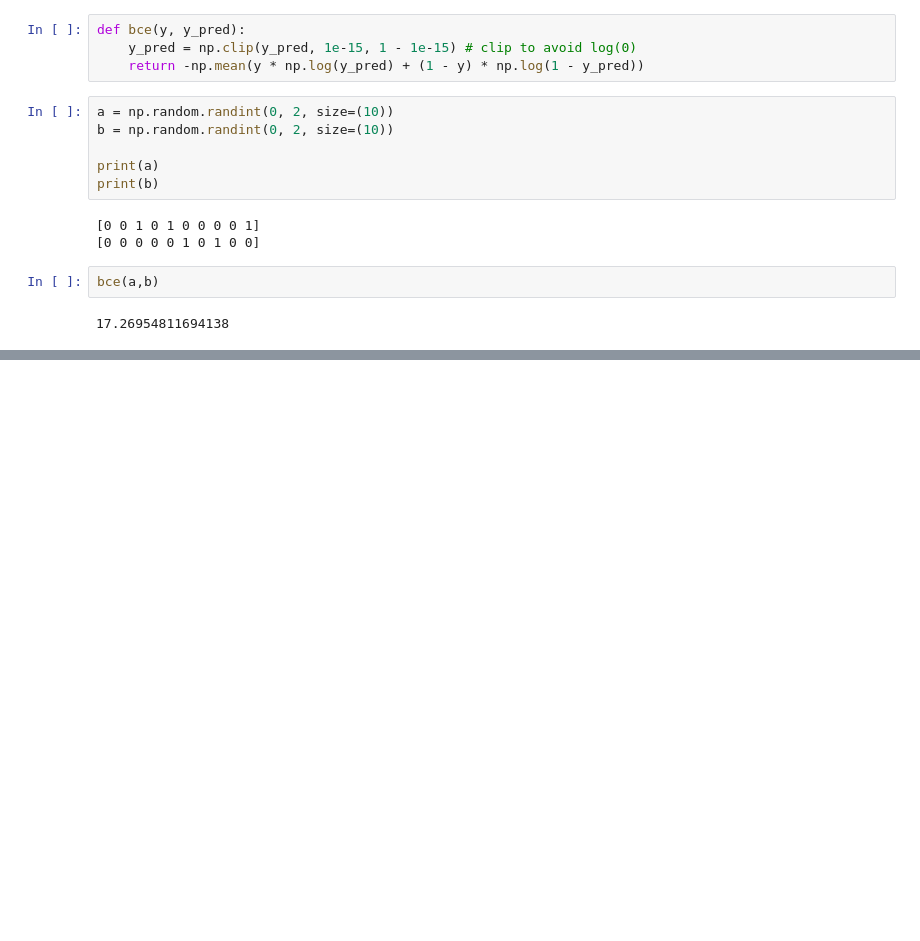
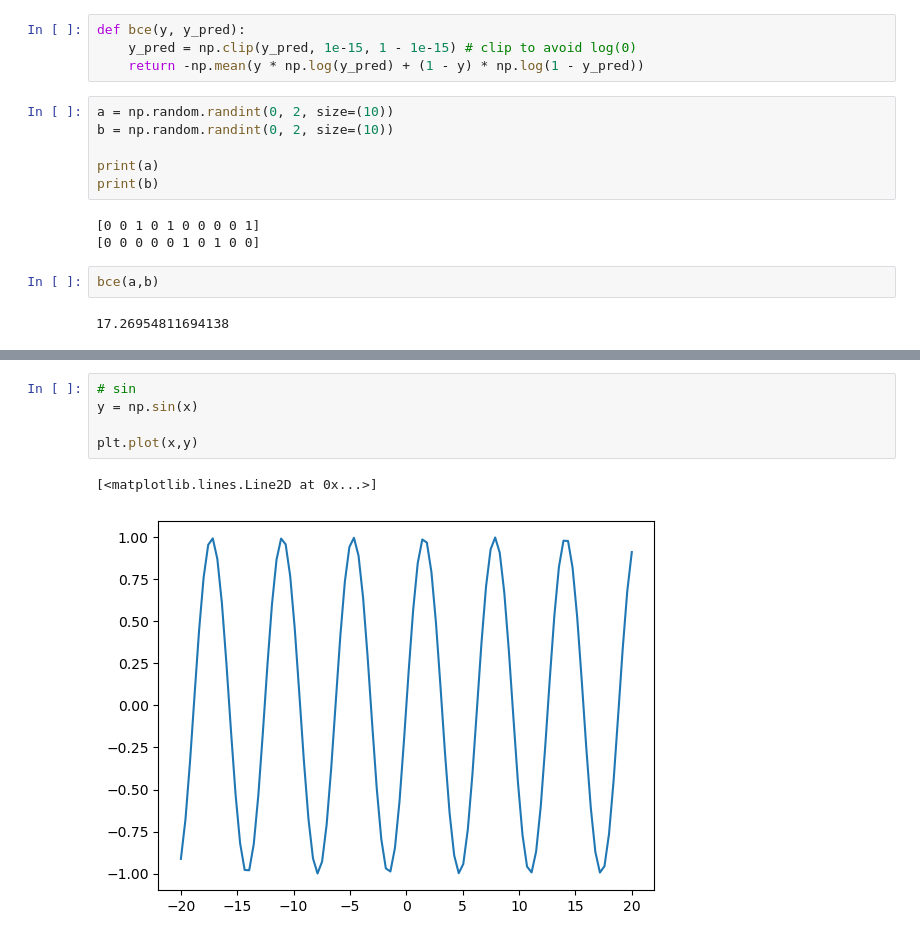
Before and after one commit to iAleeRaza/numpy, a Jupyter notebook: np_advanced_concepts.ipynb, the cells around one changed output, grey strips where cells are left out. Cells and saved outputs as stored; diff of their text form; blank space fills up the shorter version.

```diff
--- a/np_advanced_concepts.ipynb
+++ b/np_advanced_concepts.ipynb
@@ -253,0 +291,8 @@ bce(a,b)
+# %%
+# sin
+y = np.sin(x)
+
+plt.plot(x,y)
+# %% [output]
+[<matplotlib.lines.Line2D at 0x...>]
+[figure, added]
```
Also changed, not shown: parts of 9 cells of this notebook.
